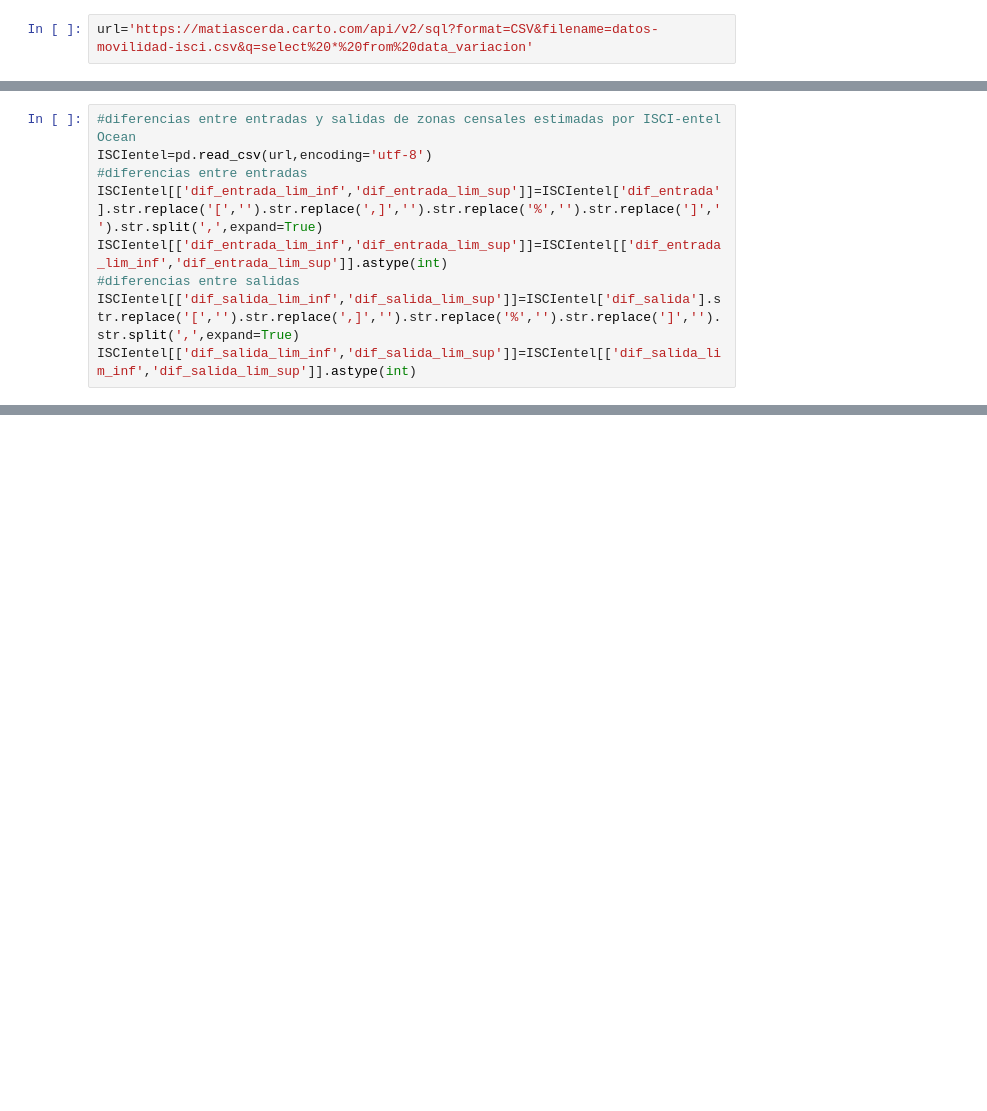
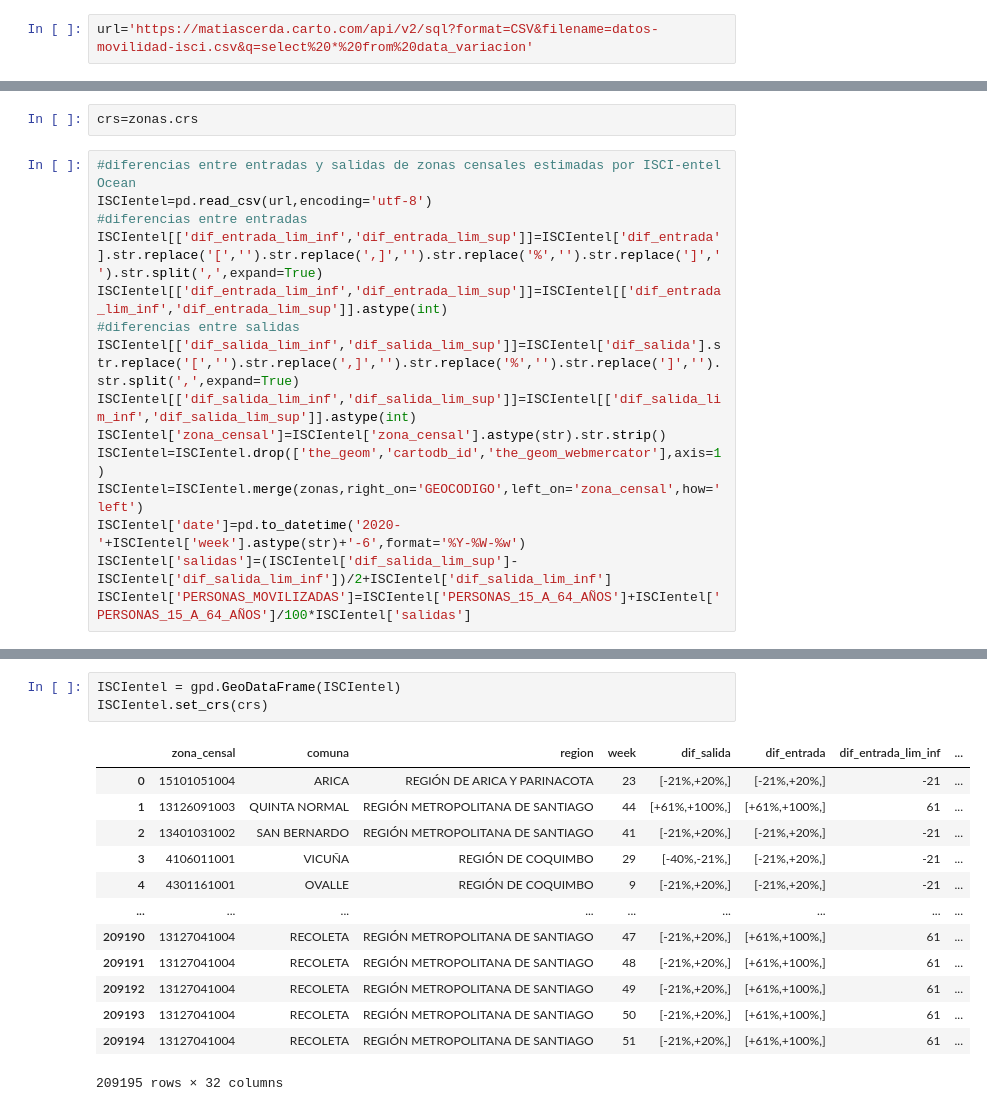
Before and after one commit to panchohumeres/dynamo-covid, a Jupyter notebook: ETL/movilidad.ipynb, the cells around one changed output, grey strips where cells are left out. Drawn from its saved outputs; the diff is of its cells as text; blank space fills up the shorter version.

```diff
--- a/ETL/movilidad.ipynb
+++ b/ETL/movilidad.ipynb
@@ -25,3 +46,5 @@ url='https://matiascerda.carto.com/api/v2/sql?format=CSV&filename=datos-movilida
+# %%
+crs=zonas.crs
 # %%
 #diferencias entre entradas y salidas de zonas censales estimadas por ISCI-entel Ocean
 ISCIentel=pd.read_csv(url,encoding='utf-8')
@@ -31,3 +54,9 @@ ISCIentel[['dif_entrada_lim_inf','dif_entrada_lim_sup']]=ISCIentel[['dif_entrada
 #diferencias entre salidas
 ISCIentel[['dif_salida_lim_inf','dif_salida_lim_sup']]=ISCIentel['dif_salida'].str.replace('[','').str.replace(',]','').str.replace('%','').str.replace(']','').str.split(',',expand=True)
 ISCIentel[['dif_salida_lim_inf','dif_salida_lim_sup']]=ISCIentel[['dif_salida_lim_inf','dif_salida_lim_sup']].astype(int)
+ISCIentel['zona_censal']=ISCIentel['zona_censal'].astype(str).str.strip()
+ISCIentel=ISCIentel.drop(['the_geom','cartodb_id','the_geom_webmercator'],axis=1)
+ISCIentel=ISCIentel.merge(zonas,right_on='GEOCODIGO',left_on='zona_censal',how='left')
+ISCIentel['date']=pd.to_datetime('2020-'+ISCIentel['week'].astype(str)+'-6',format='%Y-%W-%w')
+ISCIentel['salidas']=(ISCIentel['dif_salida_lim_sup']-ISCIentel['dif_salida_lim_inf'])/2+ISCIentel['dif_salida_lim_inf']
+ISCIentel['PERSONAS_MOVILIZADAS']=ISCIentel['PERSONAS_15_A_64_AÑOS']+ISCIentel['PERSONAS_15_A_64_AÑOS']/100*ISCIentel['salidas']
@@ -49,0 +63,17 @@ ISCIentel
+# %%
+ISCIentel = gpd.GeoDataFrame(ISCIentel)
+ISCIentel.set_crs(crs)
+# %% [output]
+|  | zona_censal | comuna | region | week | dif_salida | dif_entrada | dif_entrada_lim_inf | ... |
+| 0 | 15101051004 | ARICA | REGIÓN DE ARICA Y PARINACOTA | 23 | [-21%,+20%,] | [-21%,+20%,] | -21 | ... |
+| 1 | 13126091003 | QUINTA NORMAL | REGIÓN METROPOLITANA DE SANTIAGO | 44 | [+61%,+100%,] | [+61%,+100%,] | 61 | ... |
+| 2 | 13401031002 | SAN BERNARDO | REGIÓN METROPOLITANA DE SANTIAGO | 41 | [-21%,+20%,] | [-21%,+20%,] | -21 | ... |
+| 3 | 4106011001 | VICUÑA | REGIÓN DE COQUIMBO | 29 | [-40%,-21%,] | [-21%,+20%,] | -21 | ... |
+| 4 | 4301161001 | OVALLE | REGIÓN DE COQUIMBO | 9 | [-21%,+20%,] | [-21%,+20%,] | -21 | ... |
+| ... | ... | ... | ... | ... | ... | ... | ... | ... |
+| 209190 | 13127041004 | RECOLETA | REGIÓN METROPOLITANA DE SANTIAGO | 47 | [-21%,+20%,] | [+61%,+100%,] | 61 | ... |
+| 209191 | 13127041004 | RECOLETA | REGIÓN METROPOLITANA DE SANTIAGO | 48 | [-21%,+20%,] | [+61%,+100%,] | 61 | ... |
+| 209192 | 13127041004 | RECOLETA | REGIÓN METROPOLITANA DE SANTIAGO | 49 | [-21%,+20%,] | [+61%,+100%,] | 61 | ... |
+| 209193 | 13127041004 | RECOLETA | REGIÓN METROPOLITANA DE SANTIAGO | 50 | [-21%,+20%,] | [+61%,+100%,] | 61 | ... |
+| 209194 | 13127041004 | RECOLETA | REGIÓN METROPOLITANA DE SANTIAGO | 51 | [-21%,+20%,] | [+61%,+100%,] | 61 | ... |
+209195 rows × 32 columns
```
Also changed, not shown: parts of 6 cells of this notebook, 1 other file.
